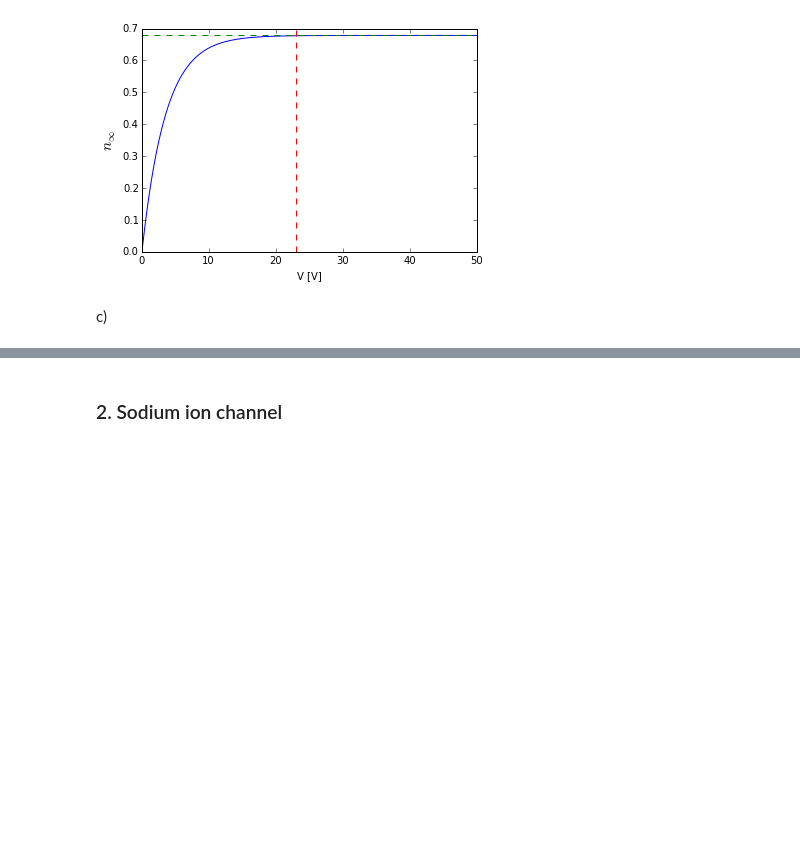
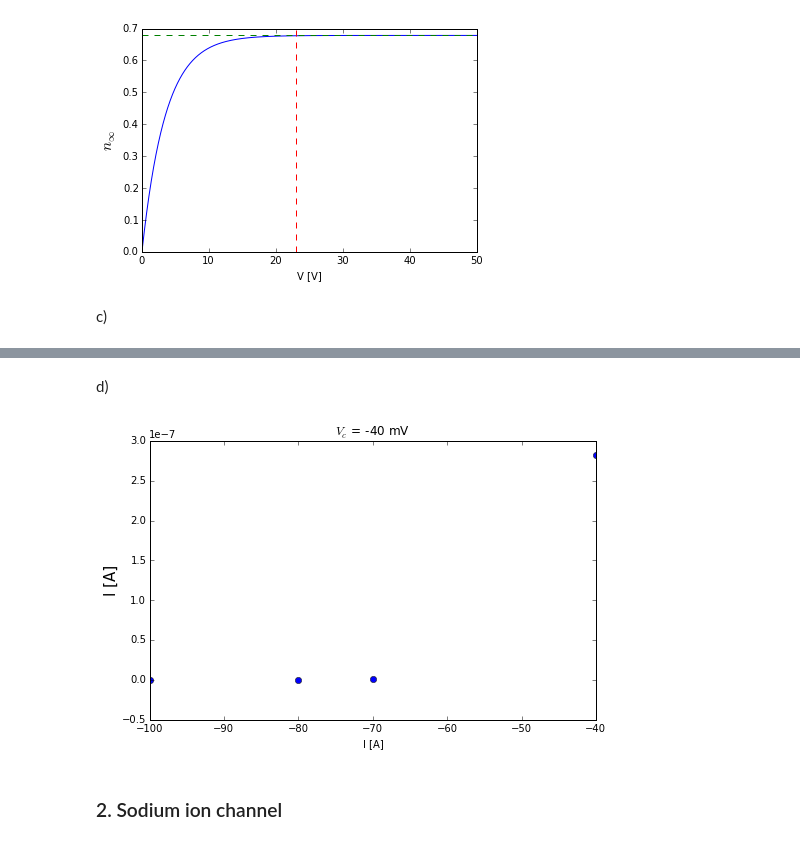
Before and after one commit to dokato/mns, a Jupyter notebook: MNS_5.ipynb, the cells around one changed output, grey strips where cells are left out. Cells and saved outputs as stored; diff of their text form; code cells hidden in the pictures; blank space fills up the shorter version.

```diff
--- a/MNS_5.ipynb
+++ b/MNS_5.ipynb
@@ -99,3 +100,15 @@ plt.show()
+# %% [markdown]
+d)
+# %%
+plt.figure(figsize=(8,5))
+plt.plot(v_c, i_fin, 'o')
+plt.title('$V_c$ = {} mV'.format(vc))
+plt.xlabel('I [A]')
+plt.ylabel(r'I [A]', fontsize=15)
+
+plt.show()
+# %% [output]
+[figure, added]
 # %% [markdown]
 ### 2. Sodium ion channel
 # %% [markdown]
```
Also changed, not shown: parts of 1 cell of this notebook.
